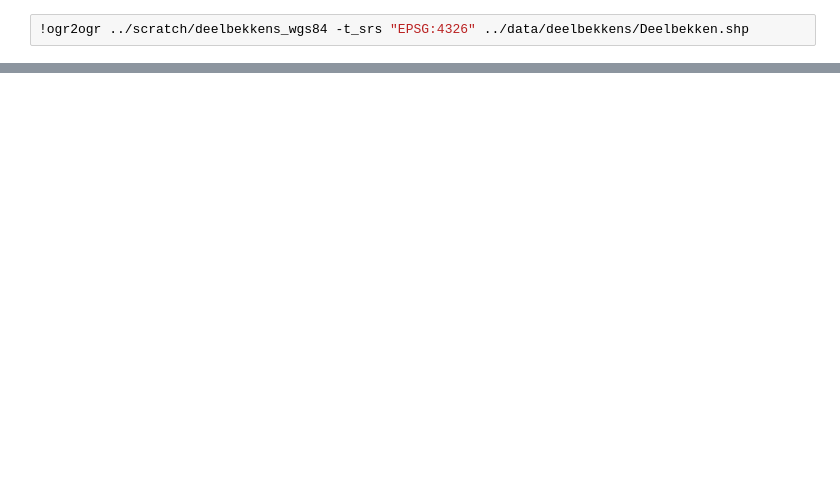
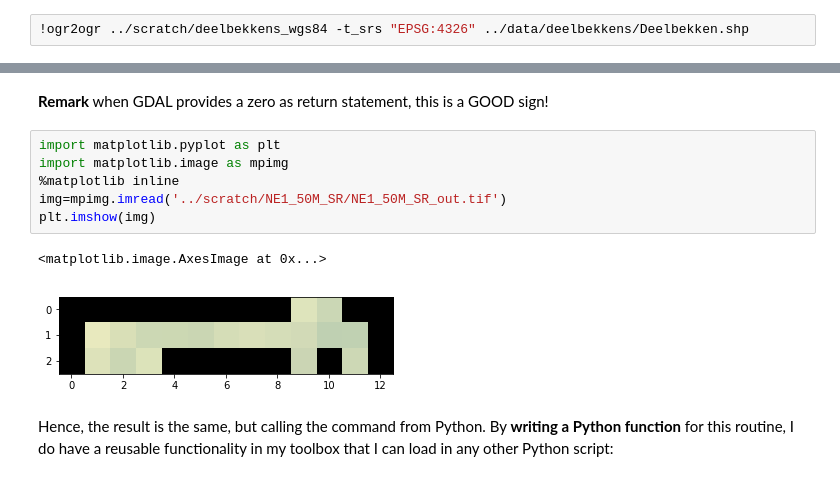
Before and after one commit to stijnvanhoey/course_gis_scripting, a Jupyter notebook: _solved/05-the-power-of-gdal.ipynb, the cells around one changed output, grey strips where cells are left out. Cells and saved outputs as stored; diff of their text form; blank space fills up the shorter version.

Commit message:
Finish gdal tutorial

```diff
--- a/_solved/05-the-power-of-gdal.ipynb
+++ b/_solved/05-the-power-of-gdal.ipynb
@@ -96,0 +165,13 @@ To gain from my efforts, a reusable function would be what I could really use
+# %% [markdown]
+**Remark** when GDAL provides a zero as return statement, this is a GOOD sign!
+# %%
+import matplotlib.pyplot as plt
+import matplotlib.image as mpimg
+%matplotlib inline
+img=mpimg.imread('../scratch/NE1_50M_SR/NE1_50M_SR_out.tif')
+plt.imshow(img)
+# %% [output]
+<matplotlib.image.AxesImage at 0x...>
+[figure, added]
+# %% [markdown]
+Hence, the result is the same, but calling the command from Python. By **writing a Python function** for this routine, I do have a reusable functionality in my toolbox that I can load in any other Python script:
```
Also changed, not shown: parts of 61 cells of this notebook.
